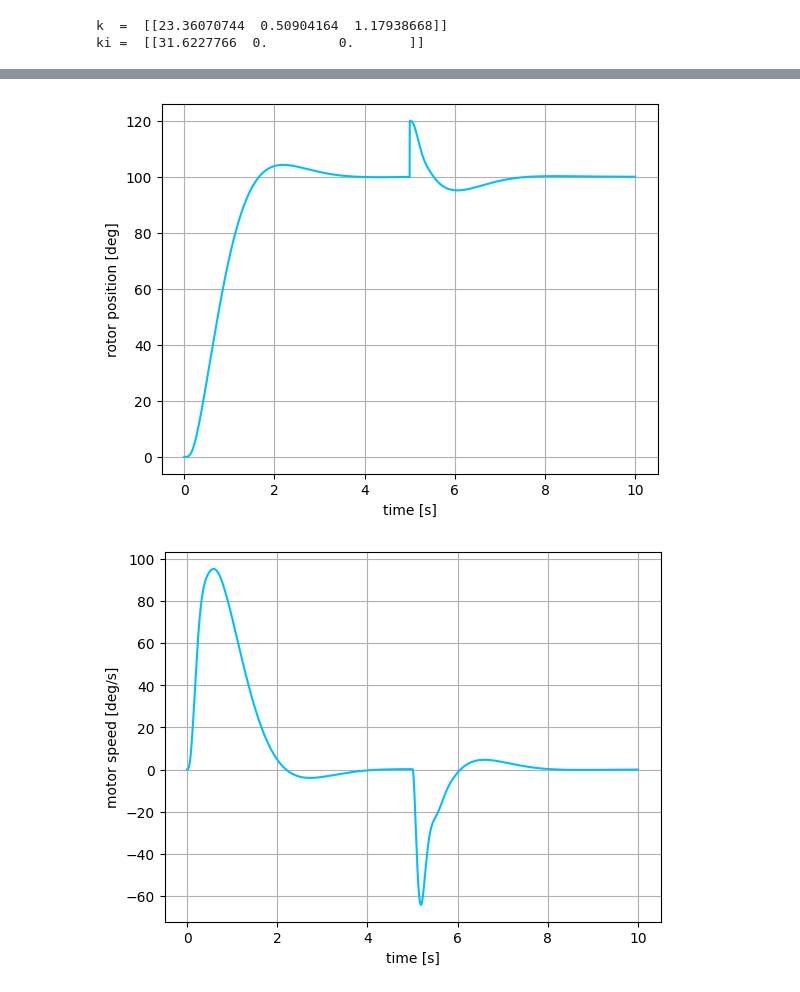
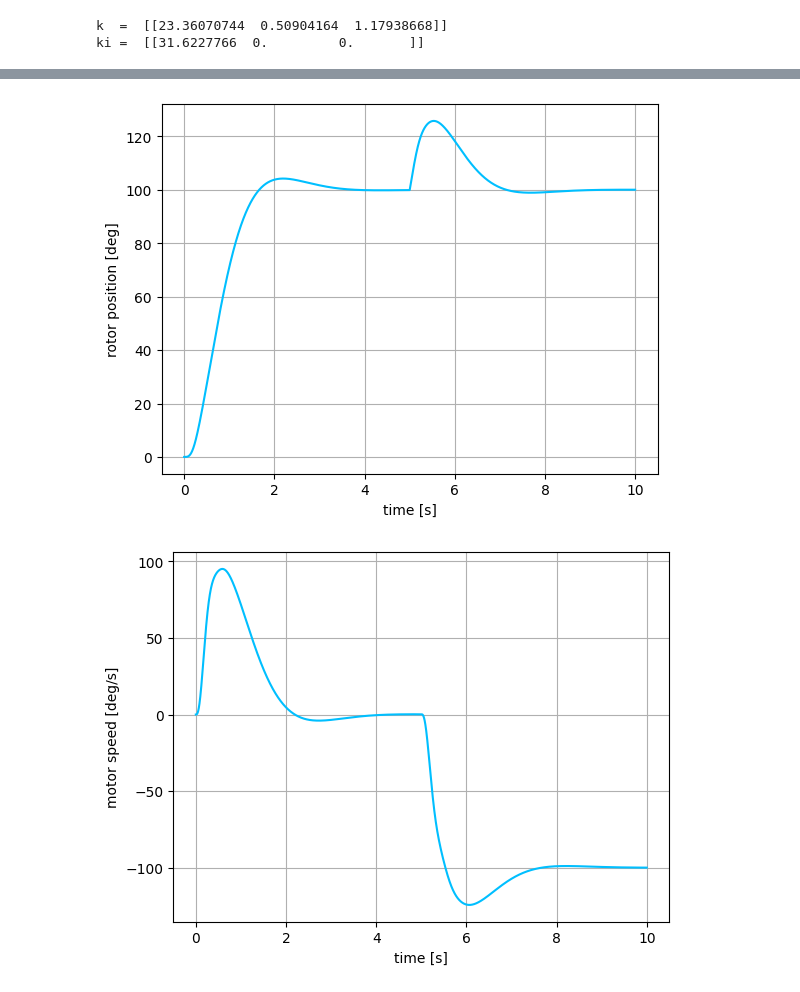
Before and after one commit to michalnand/algorithms_for_mobile_robotics, a Jupyter notebook: examples/02_lqr_motor/lqr.ipynb, the cells around one changed output, grey strips where cells are left out. Saved outputs shown, nothing was run; the diff lists cells and outputs as text; code cells hidden in the pictures.

```diff
--- a/examples/02_lqr_motor/lqr.ipynb
+++ b/examples/02_lqr_motor/lqr.ipynb
@@ -109,6 +161,7 @@ integral_action = numpy.zeros((mat_b.shape[1], 1))
 
 #result log
 t_result = []
+u_result = []
 x_result = []
 
 for n in range(n_max):
@@ -125,43 +178,53 @@ for n in range(n_max):
     dx = mat_a@x + mat_b@u
     x+= dx*dt
 
-    #add distrubance in middle, 20degrees
-    if n == n_max//2:
-        x[0]+= 20.0*numpy.pi/180.0
+    #add constant distrubance in middle
+    if n > n_max//2:
+        x[0]+= 0.1*numpy.pi/180.0
 
+    t_result.append(n*dt)
+    u_result.append(u[:, 0].copy())
     x_result.append(x[:, 0].copy())
-    t_result.append(n*dt)
+
 
 
 x_result = numpy.array(x_result)
-
+u_result = numpy.array(u_result)
 
 # plot results
 # angles convert into degrees
 
 
 plt.clf()
 plt.plot(t_result, x_result[:, 0]*180.0/numpy.pi, color="deepskyblue")
 plt.xlabel("time [s]")
 plt.ylabel("rotor position [deg]")
 plt.grid()
 plt.show()
 
 
 plt.clf()
 plt.plot(t_result, x_result[:, 1]*180.0/numpy.pi, color="deepskyblue")
 plt.xlabel("time [s]")
 plt.ylabel("motor speed [deg/s]")
 plt.grid()
 plt.show()
 
 
 plt.clf()
 plt.plot(t_result, x_result[:, 2], color="deepskyblue")
 plt.xlabel("time [s]")
 plt.ylabel("motor current [A]")
 plt.grid()
 plt.show()
+
+
+plt.clf()
+plt.plot(t_result, u_result[:], color="purple")
+plt.xlabel("time [s]")
+plt.ylabel("voltage [V]")
+plt.grid()
+plt.show()
 # %% [output]
-[figure, old version]
+[figure, new version]
-[figure, old version]
+[figure, new version]
```
Also changed, not shown: parts of 6 cells of this notebook, 14 other files.
